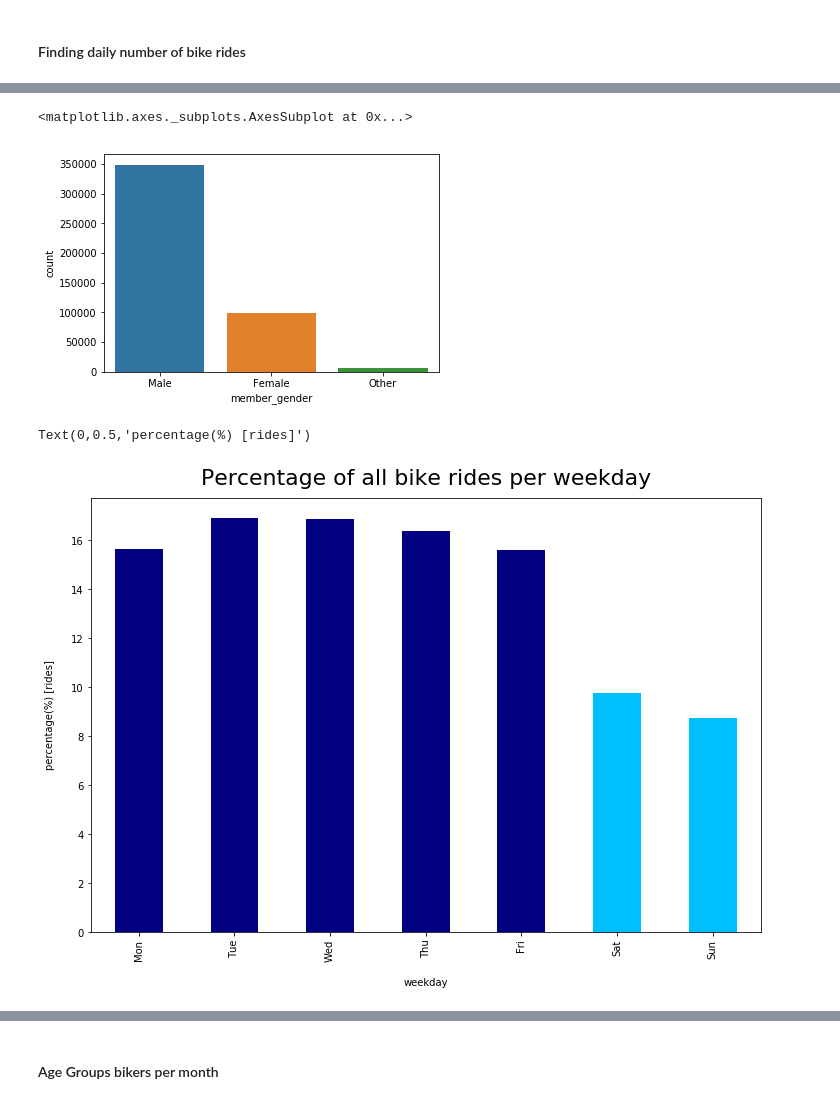
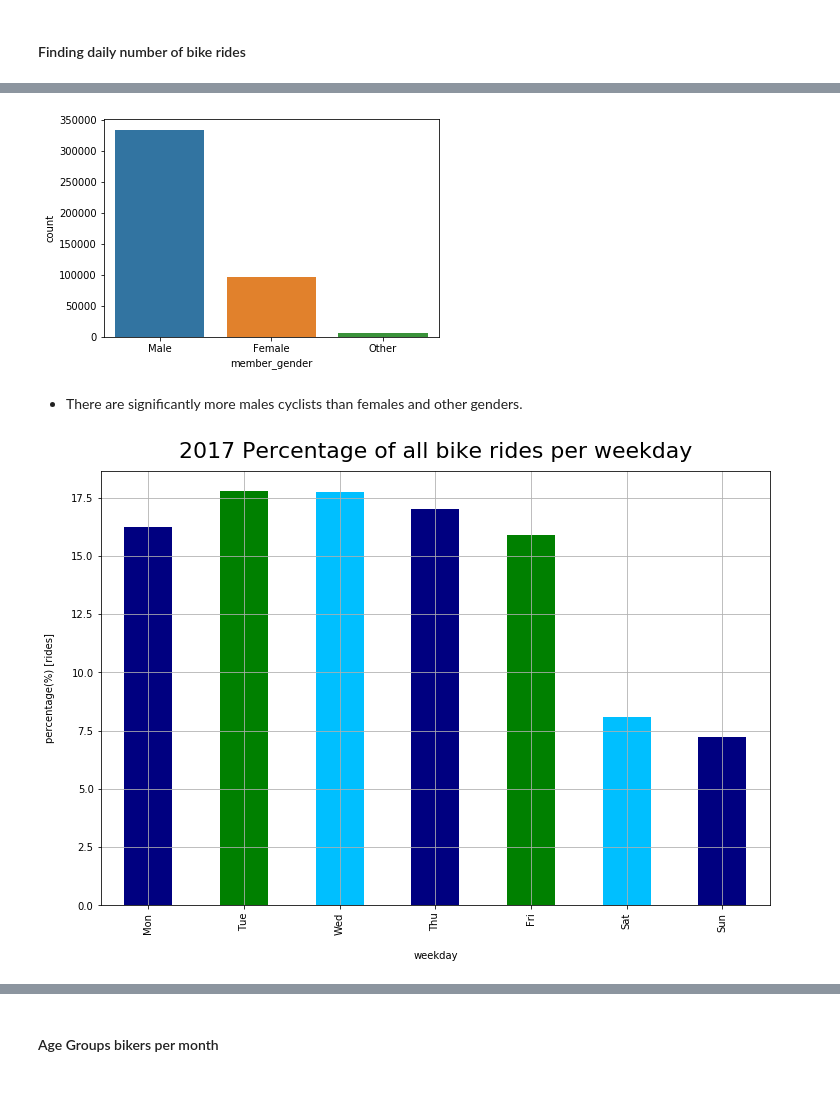
Before and after one commit to J2Naughton/FordGoBike, a Jupyter notebook: FordGB.ipynb, the cells around one changed output, grey strips where cells are left out. Drawn from its saved outputs; the diff is of its cells as text; code cells hidden in the pictures.

```diff
--- a/FordGB.ipynb
+++ b/FordGB.ipynb
@@ -91,5 +85,3 @@ df['end_time_weekday']=df['end_time'].dt.weekday_name
 # %%
 df['start_time_weekday_abbr']=df['start_time'].dt.weekday.apply(lambda x: calendar.day_abbr[x])
 df['end_time_weekday_abbr']=df['end_time'].dt.weekday.apply(lambda x: calendar.day_abbr[x])
-# %%
-df['start_time_year_month_renamed'] = df['start_time'].dt.strftime('%y' + '-' + '%m')
@@ -167,5 +145,5 @@ len(df.member_birth_year )
 # %% [output]
 519700
 # %%
-df['member_age'] = 2018-df['member_birth_year']
+df['member_age'] = 2019-df['member_birth_year']
 # %%
@@ -210,0 +175,2 @@ sb.boxplot(x='member_age', data=df, palette='Blues', orient='h')
+# %%
+df=df[df['member_age'] <=60]
@@ -211,3 +181,5 @@ sb.boxplot(x='member_age', data=df, palette='Blues', orient='h')
+# %%
+df.drop(['member_birth_year'], axis=1, inplace=True)
 # %%
 p=figure(height=200)
 p.diamond_cross(x=df.member_age , y=df.duration_sec)
@@ -243,19 +210,22 @@ plt.legend('bikes')
 # %%
 sb.countplot(data = df, x = 'member_gender')
+plt.savefig('pic2.png')
 # %% [output]
-<matplotlib.axes._subplots.AxesSubplot at 0x...>
-[figure, old version]
+[figure, new version]
+# %% [markdown]
+  * There are significantly more males cyclists than females and other genders.
 # %%
 trip_by_weekday_df = df.groupby('start_time_weekday_abbr').agg({'bike_id':'count'})
 trip_by_weekday_df['perc'] = (trip_by_weekday_df['bike_id']/trip_by_weekday_df['bike_id'].sum())*100
 # %%
 weekday_index = ['Mon', 'Tue', 'Wed', 'Thu', 'Fri', 'Sat', 'Sun']
 # %%
-new_color = ['navy', 'navy', 'navy', 'navy', 'navy', 'deepskyblue', 'deepskyblue']
+new_color = ['navy', 'green', 'deepskyblue', 'navy', 'green', 'deepskyblue', 'navy']
 trip_by_weekday_df.reindex(weekday_index)['perc'].plot(kind='bar', color=new_color, figsize=(12,8), legend=False)
-plt.title('Percentage of all bike rides per weekday', fontsize=22, y=1.015)
+plt.title('2017 Percentage of all bike rides per weekday', fontsize=22, y=1.015)
 plt.xlabel('weekday', labelpad=16)
 plt.ylabel('percentage(%) [rides]', labelpad=16)
+plt.savefig('pic3.png')
+plt.grid()
 # %% [output]
-Text(0,0.5,'percentage(%) [rides]')
-[figure, old version]
+[figure, new version]
```
Also changed, not shown: parts of 38 cells of this notebook.
